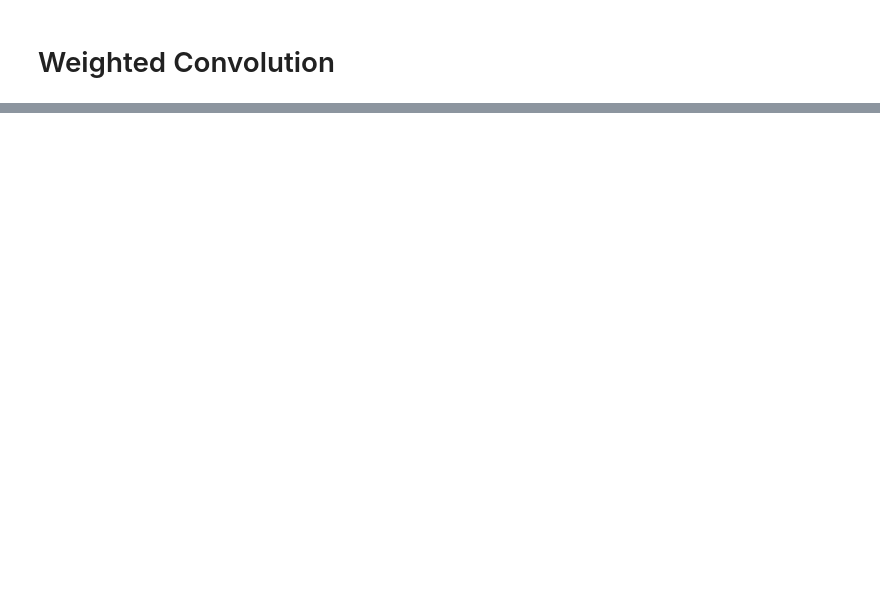
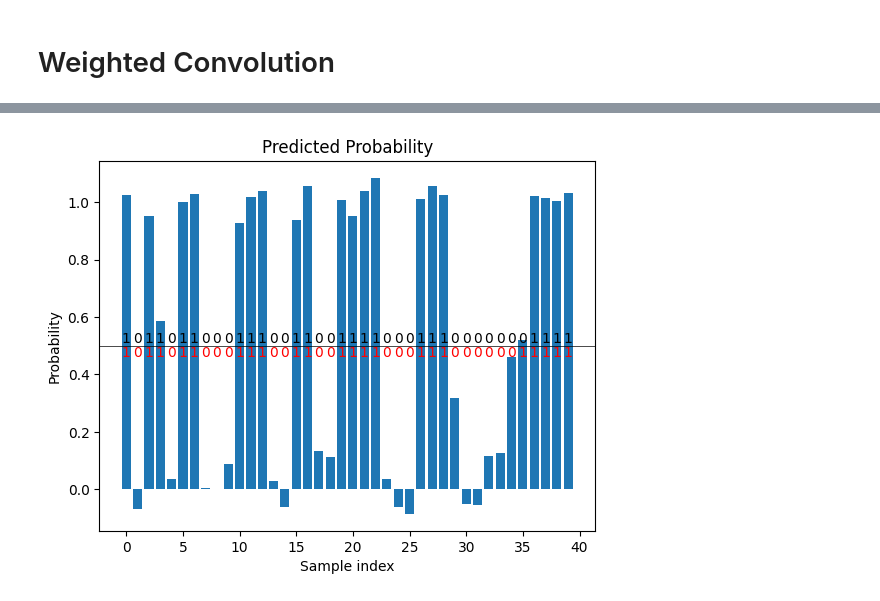
Before and after one commit to xiaoyuchen2020/intro-numerical-methods, a Jupyter notebook: hw/gaussian_process_classification.ipynb, the cells around one changed output, grey strips where cells are left out. Drawn from its saved outputs; the diff is of its cells as text; code cells hidden in the pictures; blank space fills up the shorter version.

```diff
--- a/hw/gaussian_process_classification.ipynb
+++ b/hw/gaussian_process_classification.ipynb
@@ -367,0 +265,5 @@ array([0., 0., 0., 0., 0., 0., 0., 0., 0., 0., 0., 0., 0., 0., 0., 0., 0.,
+# %%
+# Convert mean to numpy array
+mean_np = mean.numpy()
+mean_np = mean_np.reshape(int(mean.shape[0]), 1)
+mean_np = mean_np.flatten()
@@ -367,0 +282,27 @@ array([0., 0., 0., 0., 0., 0., 0., 0., 0., 0., 0., 0., 0., 0., 0., 0., 0.,
+# %%
+# Show bar plot of the probabilities
+plt.bar(range(len(mean_np)), mean_np)
+
+# Label the correct class
+for i in range(len(y_test)):
+    if y_test[i] == 0:
+        plt.text(i, 0.5, '0', ha='center', va='bottom')
+    else:
+        plt.text(i, 0.5, '1', ha='center', va='bottom')
+
+# Label the predicted class using red text
+for i in range(len(y_test)):
+    if pred_labels[i] == 0:
+        plt.text(i, 0.5, '0', ha='center', va='top', color='red')
+    else:
+        plt.text(i, 0.5, '1', ha='center', va='top', color='red')
+
+# Draw a line at probability 0.5
+plt.axhline(y=0.5, color='black', linewidth=0.5)
+
+plt.xlabel('Sample index')
+plt.ylabel('Probability')
+plt.title('Predicted Probability')
+plt.show()
+# %% [output]
+[figure, added]
```
Also changed, not shown: parts of 48 cells of this notebook, 3 other files.
